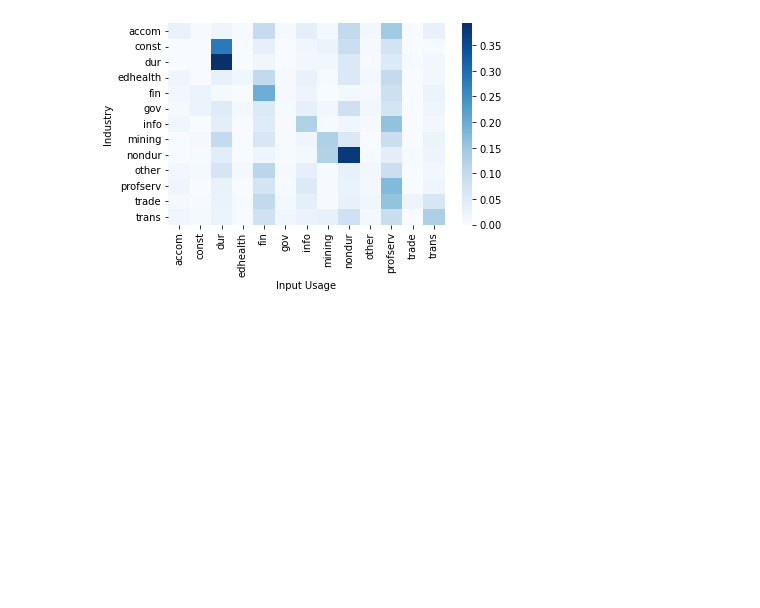
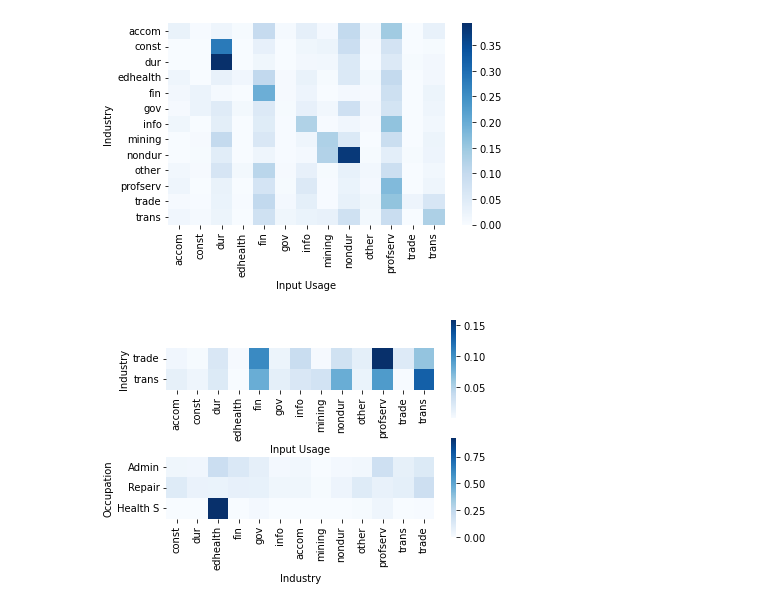
Before and after one commit to hs97/UnemploymentNetwork, a Jupyter notebook: code/clean_data/occupation.ipynb, the cells around one changed output. Saved outputs shown, nothing was run; the diff lists cells and outputs as text; code cells hidden in the pictures; blank space fills up the shorter version.

```diff
--- a/code/clean_data/occupation.ipynb
+++ b/code/clean_data/occupation.ipynb
@@ -249,6 +249,18 @@ plt.tight_layout()
 plt.savefig('../../output/figures/sectors_heatmap.png',dpi=300)
 # %% [output]
 [figure]
+# %%
+fig, ax =plt.subplots(2, 1)
+sns.heatmap(dfA.loc[['trade', 'trans'], :], cmap="Blues", square=True, ax=ax[0])
+ax[0].set_xlabel('Input Usage')
+ax[0].set_ylabel('Industry')
+
+sns.heatmap(curlyL[['Admin', 'Repair', 'Health S']].T, cmap="Blues", square=True, ax=ax[1])
+ax[1].set_ylabel('Occupation')
+ax[1].set_xlabel('Industry')
+plt.savefig('../../output/figures/presentation/motivation.png',dpi=300)
+# %% [output]
+[figure, added]
 # %%
 # Keep only the sectors we have data for
 curlyL = curlyL[curlyL.index.isin(dfA.index)]
```
Also changed, not shown: 11 other files.
